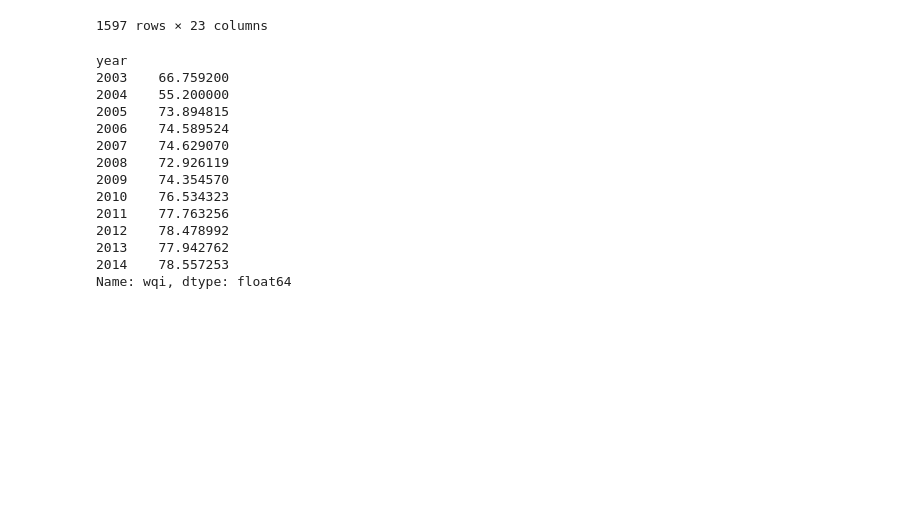
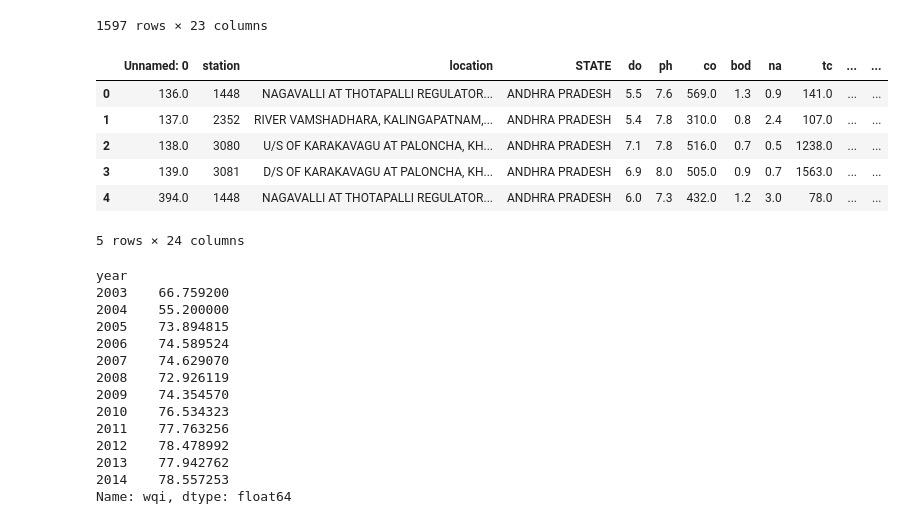
Before and after one commit to aditikhatri/-Indian-water-quality-analysis-and-prediction, a Jupyter notebook: main.ipynb, the cells around one changed output. Saved outputs shown, nothing was run; the diff lists cells and outputs as text; code cells hidden in the pictures; blank space fills up the shorter version.

```diff
--- a/main.ipynb
+++ b/main.ipynb
@@ -251,4 +251,16 @@ data
 | 1985 | 1329 | TAMBIRAPARANI AT RAIL BDG. NR. AM... | NAN | 7.0 | 136.0 | 7.5 | 1.4 | 0.609 | 205.0 | 2003 | ... | ... |
 | 1987 | 1450 | PALAR AT VANIYAMBADI WATER SUPPLY... | NAN | 7.5 | 585.0 | 6.3 | 2.6 | 0.155 | 315.0 | 2003 | ... | ... |
 1597 rows × 23 columns
+# %%
+new_data = pd.read_csv("cleaned_data.csv")
+# %%
+new_data.head()
+# %% [output]
+|  | Unnamed: 0 | station | location | STATE | do | ph | co | bod | na | tc | ... | ... |
+| 0 | 136.0 | 1448 | NAGAVALLI AT THOTAPALLI REGULATOR... | ANDHRA PRADESH | 5.5 | 7.6 | 569.0 | 1.3 | 0.9 | 141.0 | ... | ... |
+| 1 | 137.0 | 2352 | RIVER VAMSHADHARA, KALINGAPATNAM,... | ANDHRA PRADESH | 5.4 | 7.8 | 310.0 | 0.8 | 2.4 | 107.0 | ... | ... |
+| 2 | 138.0 | 3080 | U/S OF KARAKAVAGU AT PALONCHA, KH... | ANDHRA PRADESH | 7.1 | 7.8 | 516.0 | 0.7 | 0.5 | 1238.0 | ... | ... |
+| 3 | 139.0 | 3081 | D/S OF KARAKAVAGU AT PALONCHA, KH... | ANDHRA PRADESH | 6.9 | 8.0 | 505.0 | 0.9 | 0.7 | 1563.0 | ... | ... |
+| 4 | 394.0 | 1448 | NAGAVALLI AT THOTAPALLI REGULATOR... | ANDHRA PRADESH | 6.0 | 7.3 | 432.0 | 1.2 | 3.0 | 78.0 | ... | ... |
+5 rows × 24 columns
 # %%
```
Also changed, not shown: parts of 11 cells of this notebook.
